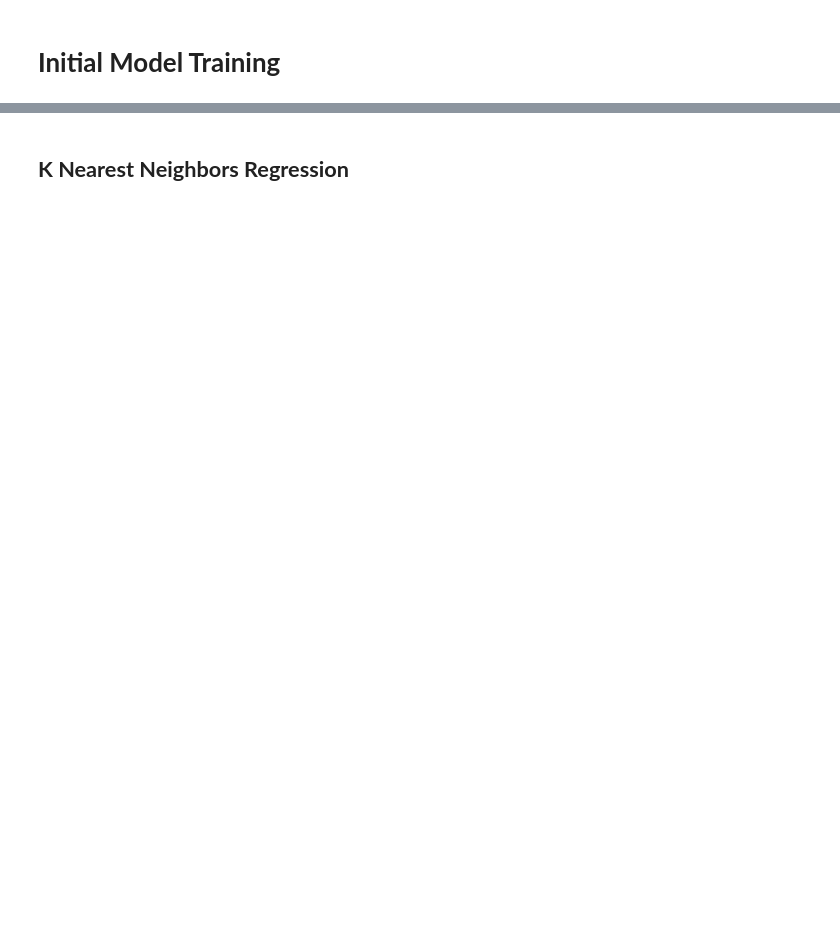
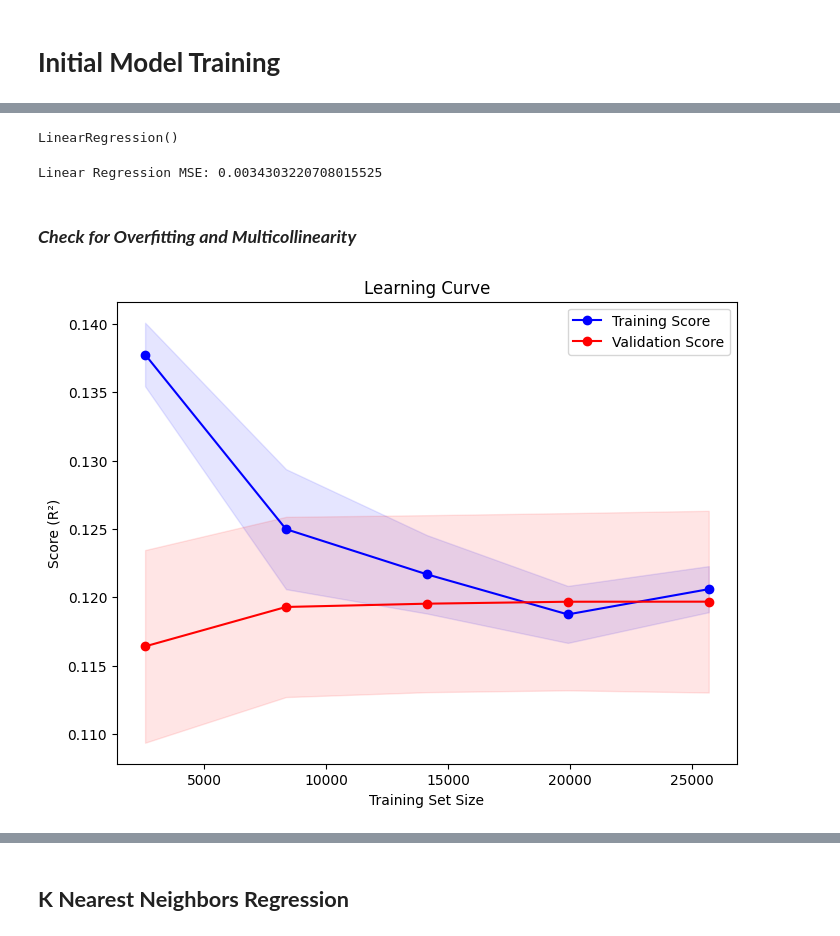
Before and after one commit to weeg16/STINTSY, a Jupyter notebook: main.ipynb, the cells around one changed output, grey strips where cells are left out. Cells and saved outputs as stored; diff of their text form; code cells hidden in the pictures; blank space fills up the shorter version.

Commit message:
LINEAR

```diff
--- a/main.ipynb
+++ b/main.ipynb
@@ -382,7 +654,15 @@ to_remove = [
     "NET_CONS", "NET_NEC", "NONAGRI_SAL", "AGRI_SAL",
     "PCINC", "NATPC", "NATDC", "REGDC", "REGPC", "T_TOREC",
     "T_TOTDIS", "T_TOTEX", "T_OTHREC", "T_OTHER_DISBURSEMENT", "T_RENTVAL",
-    "T_IMPUTED_RENT", "T_BIMPUTED_RENT"
+    "T_IMPUTED_RENT", "T_BIMPUTED_RENT",
+    "T_FOOD", "T_ALCOHOL", "T_CLOTHING", "T_HOUSING", "T_UTILITIES",
+    "T_FURNISHINGS", "T_RECREATION", "T_RESTAURANTS", "T_MISC",
+    "T_TAXES", "T_SOCIAL_CONTRIBUTIONS", "T_INSURANCE", "T_GIFTS",
+    "T_OTHER_EXPENSES", 'T_MEAT', 'T_MILK', 'T_OIL', 'T_FOOD_NEC', 'T_MINERAL',
+    'T_FOOD_HOME', 'T_FOOD_OUTSIDE', 'T_CLOTH', 'T_FURNISHING',
+    'T_HOUSING_WATER', 'T_TRANSPORT', 'T_COMMUNICATION', 'T_MISCELLANEOUS',
+    'T_OTHER_EXPENDITURE', 'T_NFOOD',  'T_BREAD', 'T_FISH', 'T_FRUIT', 'T_VEG',
+    'T_SUGAR', 'T_COFFEE', 'T_HEALTH', 'T_EDUCATION'
 ]
 
 
@@ -404,3 +701,5 @@ selected_df
+# %%
+selected_df = selected_df.dropna(subset=["TOINC"])
 # %% [markdown]
 # **Splitting the Dataset**
 # %%
@@ -442,0 +766,6 @@ plt.show()
+# %%
+model = LinearRegression()
+# %%
+model.fit(X_train, y_train)
+# %% [output]
+LinearRegression()
@@ -442,0 +776,30 @@ plt.show()
+# %%
+print("Linear Regression MSE:", mse)
+# %% [output]
+Linear Regression MSE: 0.0034303220708015525
+# %% [markdown]
+### ***Check for Overfitting and Multicollinearity***
+# %%
+train_sizes, train_scores, val_scores = learning_curve(
+    model, X_train, y_train, cv=5, scoring="r2", n_jobs=-1
+)
+
+train_mean = np.mean(train_scores, axis=1)
+train_std = np.std(train_scores, axis=1)
+val_mean = np.mean(val_scores, axis=1)
+val_std = np.std(val_scores, axis=1)
+
+plt.figure(figsize=(8, 6))
+plt.plot(train_sizes, train_mean, 'o-', label="Training Score", color="blue")
+plt.fill_between(train_sizes, train_mean - train_std, train_mean + train_std, alpha=0.1, color="blue")
+
+plt.plot(train_sizes, val_mean, 'o-', label="Validation Score", color="red")
+plt.fill_between(train_sizes, val_mean - val_std, val_mean + val_std, alpha=0.1, color="red")
+
+plt.xlabel("Training Set Size")
+plt.ylabel("Score (R²)")
+plt.title("Learning Curve")
+plt.legend()
+plt.show()
+# %% [output]
+[figure, added]
```
Also changed, not shown: parts of 51 cells of this notebook.
